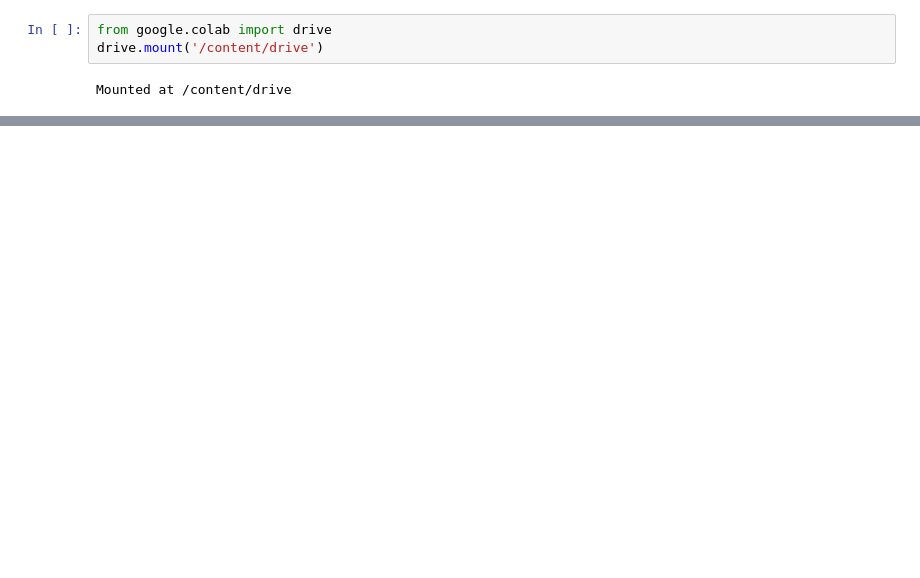
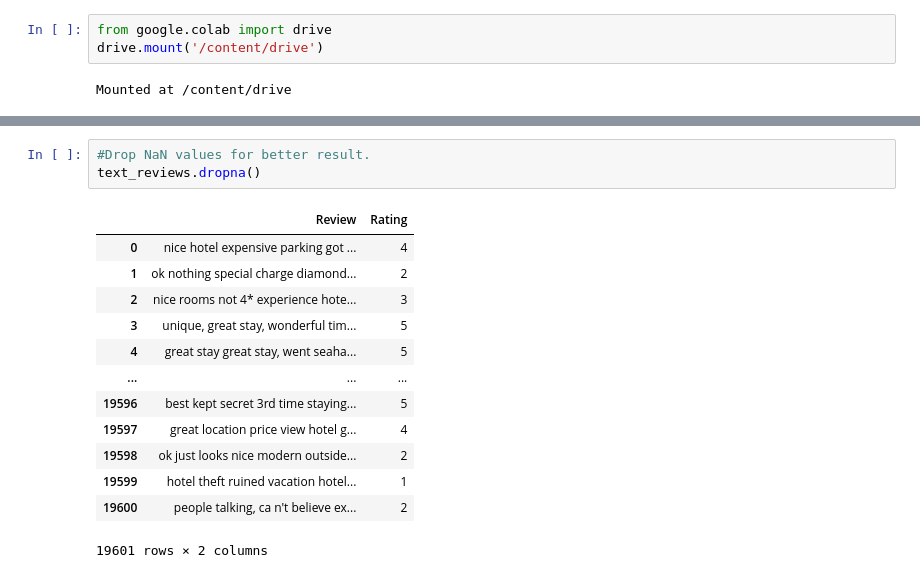
Before and after one commit to DonHK-97/LDA_BNCS411_Project, a Jupyter notebook: LDA_modeling.ipynb, the cells around one changed output, grey strips where cells are left out. Saved outputs shown, nothing was run; the diff lists cells and outputs as text; blank space fills up the shorter version.

```diff
--- a/LDA_modeling.ipynb
+++ b/LDA_modeling.ipynb
@@ -34,0 +40,17 @@ def LDA_model(dataframe, columns):
+# %%
+#Drop NaN values for better result.
+text_reviews.dropna()
+# %% [output]
+|  | Review | Rating |
+| 0 | nice hotel expensive parking got ... | 4 |
+| 1 | ok nothing special charge diamond... | 2 |
+| 2 | nice rooms not 4* experience hote... | 3 |
+| 3 | unique, great stay, wonderful tim... | 5 |
+| 4 | great stay great stay, went seaha... | 5 |
+| ... | ... | ... |
+| 19596 | best kept secret 3rd time staying... | 5 |
+| 19597 | great location price view hotel g... | 4 |
+| 19598 | ok just looks nice modern outside... | 2 |
+| 19599 | hotel theft ruined vacation hotel... | 1 |
+| 19600 | people talking, ca n't believe ex... | 2 |
+19601 rows × 2 columns
```
Also changed, not shown: parts of 32 cells of this notebook, 1 other file.
